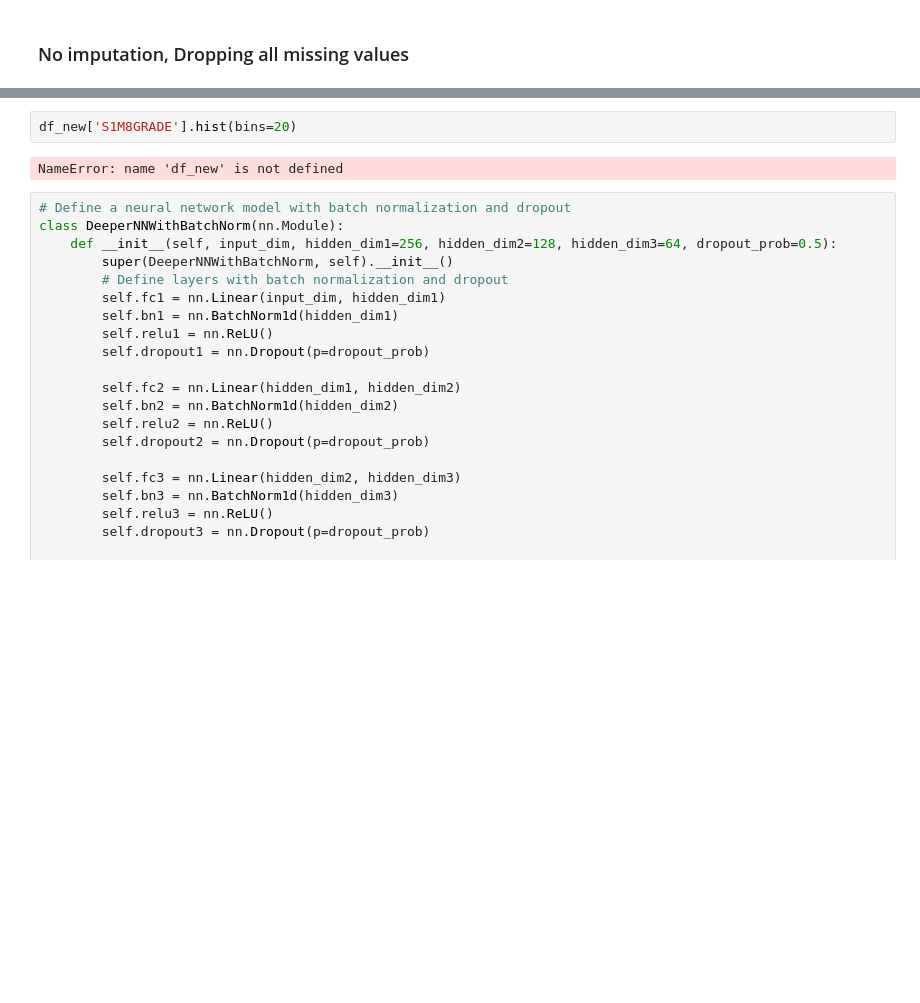
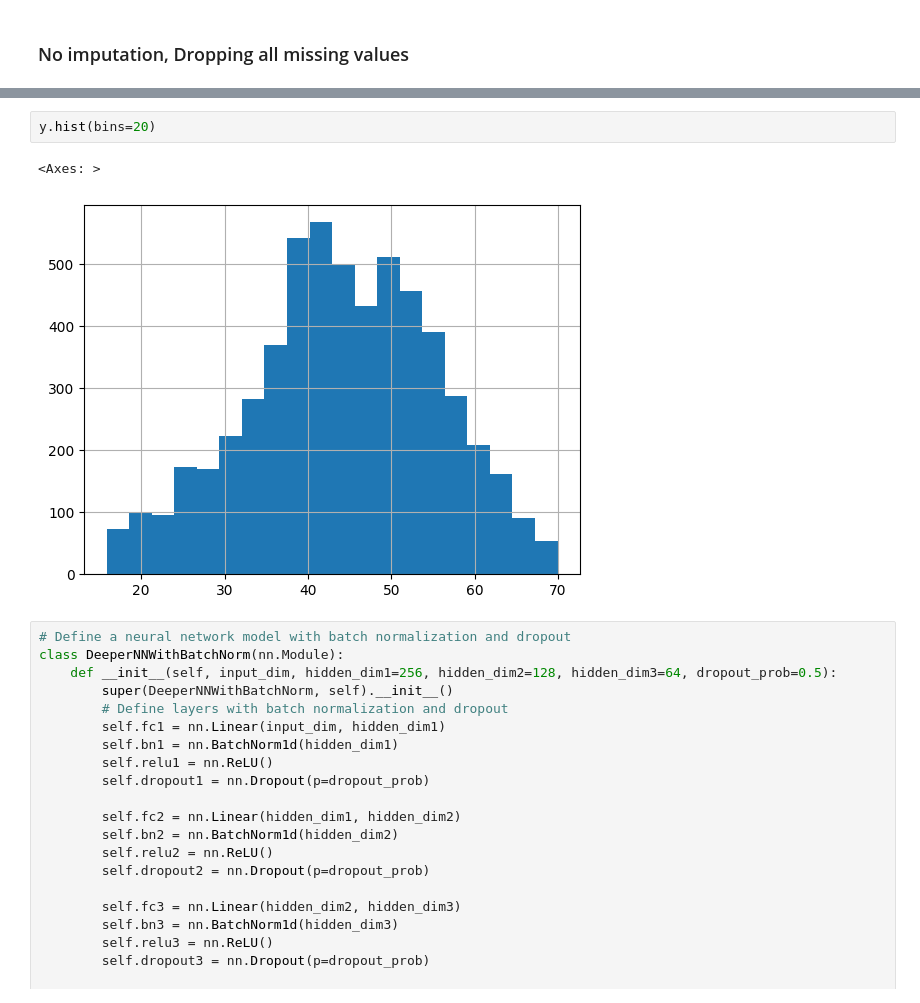
Before and after one commit to geometric-intelligence/bop, a Jupyter notebook: HSLS_Preprocessing.ipynb, the cells around one changed output, grey strips where cells are left out. Drawn from its saved outputs; the diff is of its cells as text; blank space fills up the shorter version.

```diff
--- a/HSLS_Preprocessing.ipynb
+++ b/HSLS_Preprocessing.ipynb
@@ -183,7 +193,8 @@ max       1.000000     1.000000      1.000000
 # %%
-df_new['S1M8GRADE'].hist(bins=20)
+y.hist(bins=20)
 # %% [output]
-NameError: name 'df_new' is not defined
+<Axes: >
+[figure, added]
 # %%
 # Define a neural network model with batch normalization and dropout
 class DeeperNNWithBatchNorm(nn.Module):
```
Also changed, not shown: parts of 12 cells of this notebook.
